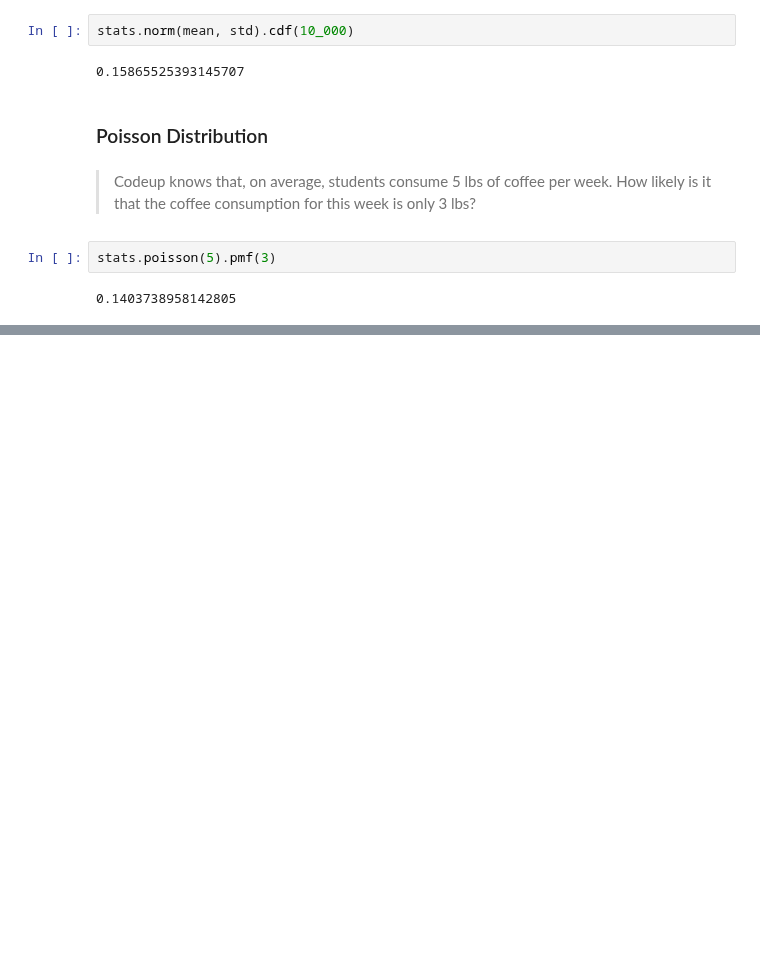
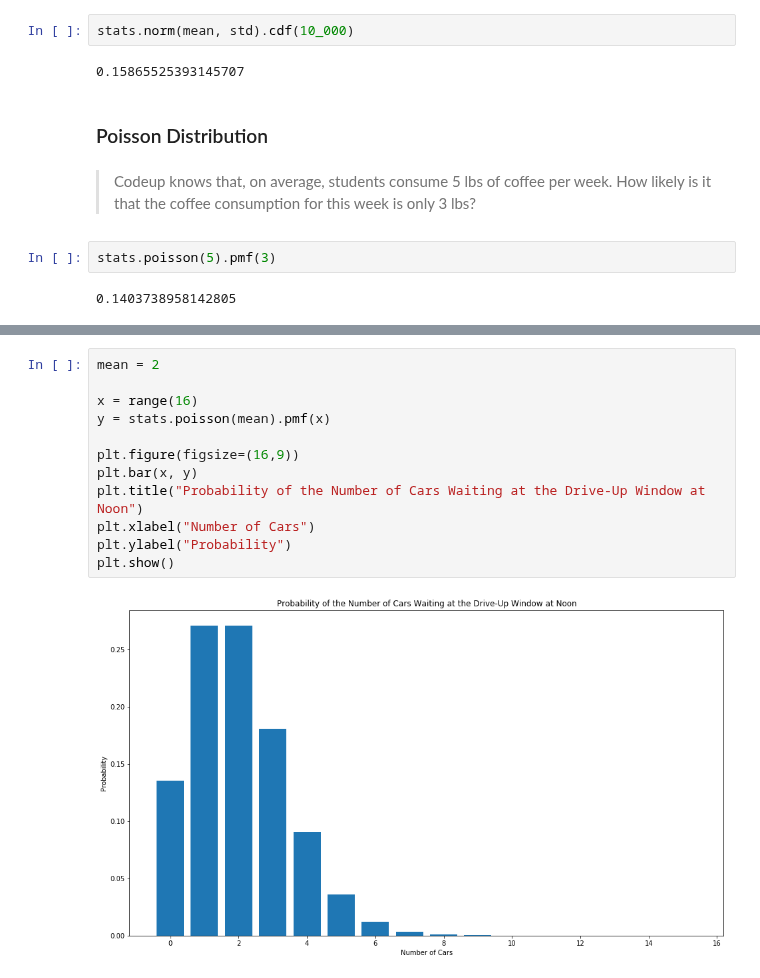
Before and after one commit to aleclhartman/statistics-exercises, a Jupyter notebook: stats_review.ipynb, the cells around one changed output, grey strips where cells are left out. Saved outputs shown, nothing was run; the diff lists cells and outputs as text; blank space fills up the shorter version.

Commit message:
committing probability distribution review notes - lunch break

```diff
--- a/stats_review.ipynb
+++ b/stats_review.ipynb
@@ -596,0 +606,14 @@ stats.poisson(5).sf(7)
+# %%
+mean = 2
+
+x = range(16)
+y = stats.poisson(mean).pmf(x)
+
+plt.figure(figsize=(16,9))
+plt.bar(x, y)
+plt.title("Probability of the Number of Cars Waiting at the Drive-Up Window at Noon")
+plt.xlabel("Number of Cars")
+plt.ylabel("Probability")
+plt.show()
+# %% [output]
+[figure, added]
```
Also changed, not shown: parts of 42 cells of this notebook.
